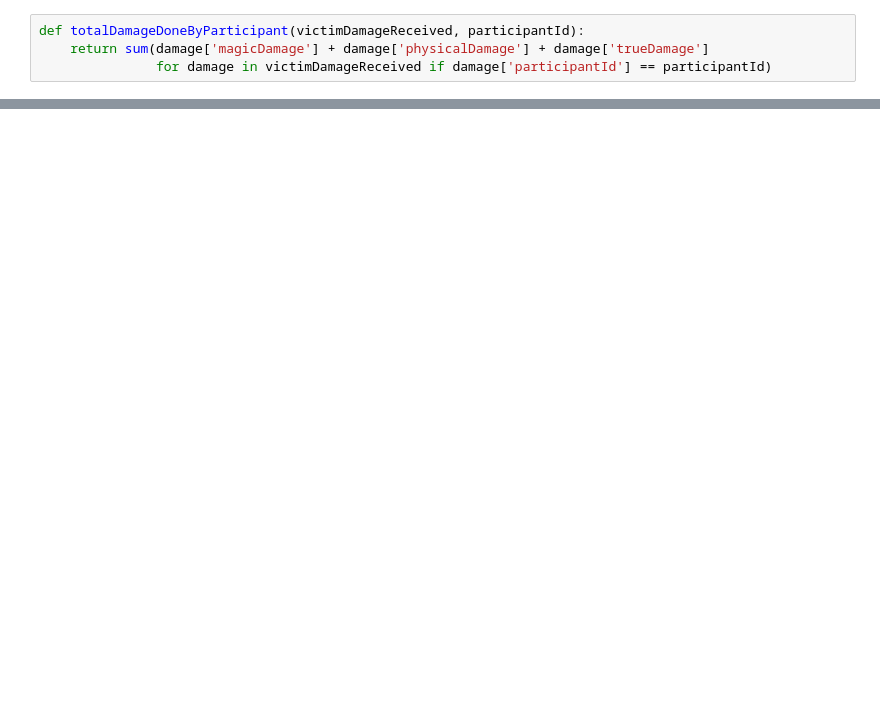
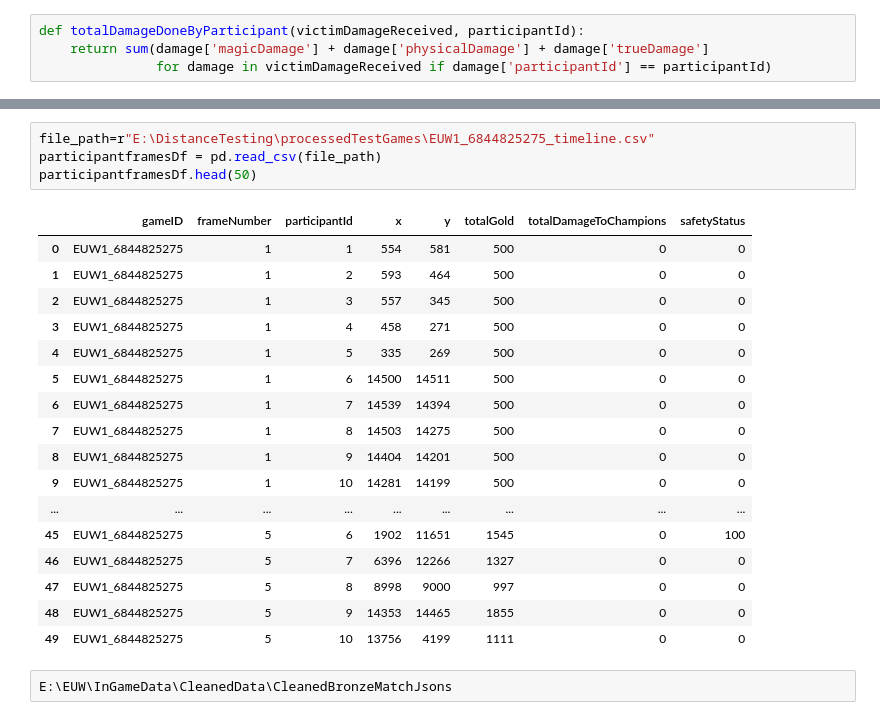
Before and after one commit to EmmsDK/DataProcessing, a Jupyter notebook: Main.ipynb, the cells around one changed output, grey strips where cells are left out. Cells and saved outputs as stored; diff of their text form; blank space fills up the shorter version.

```diff
--- a/Main.ipynb
+++ b/Main.ipynb
@@ -897,0 +967,24 @@ interactive(children=(FloatSlider(value=21.0, description='Minute:', max=45.0, r
+# %%
+file_path=r"E:\DistanceTesting\processedTestGames\EUW1_6844825275_timeline.csv"
+participantframesDf = pd.read_csv(file_path)
+participantframesDf.head(50)
+# %% [output]
+|  | gameID | frameNumber | participantId | x | y | totalGold | totalDamageToChampions | safetyStatus |
+| 0 | EUW1_6844825275 | 1 | 1 | 554 | 581 | 500 | 0 | 0 |
+| 1 | EUW1_6844825275 | 1 | 2 | 593 | 464 | 500 | 0 | 0 |
+| 2 | EUW1_6844825275 | 1 | 3 | 557 | 345 | 500 | 0 | 0 |
+| 3 | EUW1_6844825275 | 1 | 4 | 458 | 271 | 500 | 0 | 0 |
+| 4 | EUW1_6844825275 | 1 | 5 | 335 | 269 | 500 | 0 | 0 |
+| 5 | EUW1_6844825275 | 1 | 6 | 14500 | 14511 | 500 | 0 | 0 |
+| 6 | EUW1_6844825275 | 1 | 7 | 14539 | 14394 | 500 | 0 | 0 |
+| 7 | EUW1_6844825275 | 1 | 8 | 14503 | 14275 | 500 | 0 | 0 |
+| 8 | EUW1_6844825275 | 1 | 9 | 14404 | 14201 | 500 | 0 | 0 |
+| 9 | EUW1_6844825275 | 1 | 10 | 14281 | 14199 | 500 | 0 | 0 |
+| ... | ... | ... | ... | ... | ... | ... | ... | ... |
+| 45 | EUW1_6844825275 | 5 | 6 | 1902 | 11651 | 1545 | 0 | 100 |
+| 46 | EUW1_6844825275 | 5 | 7 | 6396 | 12266 | 1327 | 0 | 0 |
+| 47 | EUW1_6844825275 | 5 | 8 | 8998 | 9000 | 997 | 0 | 0 |
+| 48 | EUW1_6844825275 | 5 | 9 | 14353 | 14465 | 1855 | 0 | 0 |
+| 49 | EUW1_6844825275 | 5 | 10 | 13756 | 4199 | 1111 | 0 | 0 |
+# %%
+E:\EUW\InGameData\CleanedData\CleanedBronzeMatchJsons
```
Also changed, not shown: parts of 26 cells of this notebook, 2 other files.
